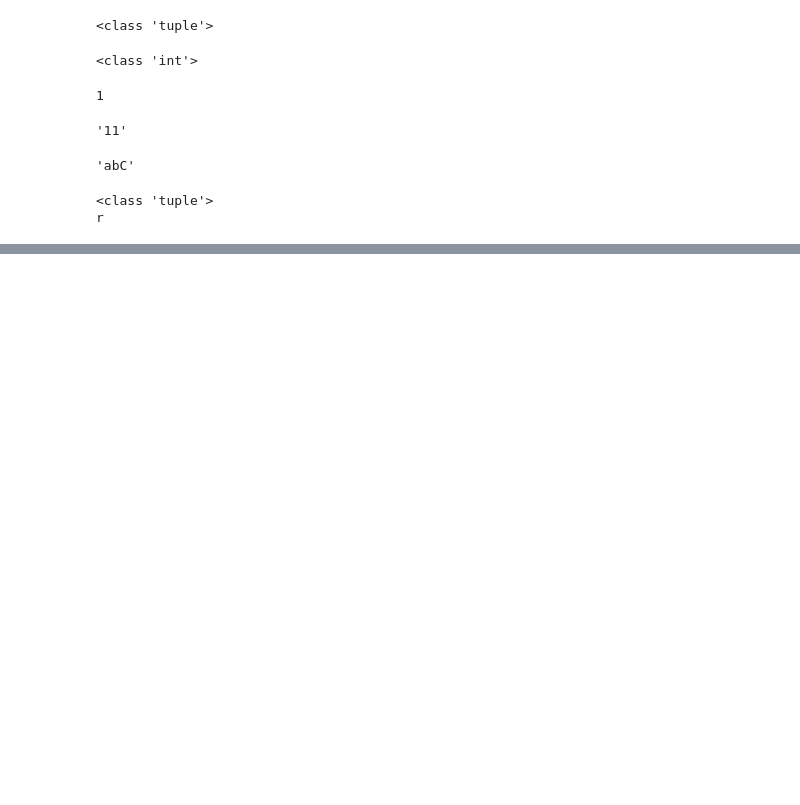
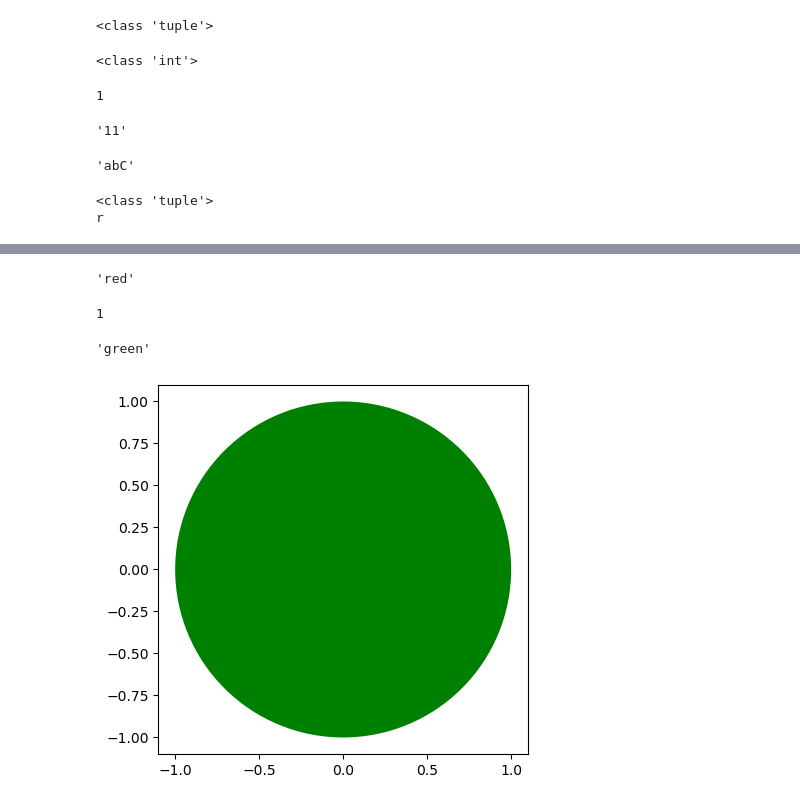
Before and after one commit to josebalm/Academic, a Jupyter notebook: Data_Scients/2.0 Phyton/1.0 Fundamentos/phyton.ipynb, the cells around one changed output, grey strips where cells are left out. Drawn from its saved outputs; the diff is of its cells as text; code cells hidden in the pictures; blank space fills up the shorter version.

```diff
--- a/Data_Scients/2.0 Phyton/1.0 Fundamentos/phyton.ipynb
+++ b/Data_Scients/2.0 Phyton/1.0 Fundamentos/phyton.ipynb
@@ -68,0 +177,43 @@ r
+# %%
+import matplotlib.pyplot as plt
+%matplotlib inline
+
+class Circle(object):
+    # Constructor
+    def __init__(self,  radious=3, color="blue"):
+        self.radious = radious
+        self.color = color
+
+    ## Method
+
+    def add_radious(self,r):
+        self.radious = self.radious + r
+        return(self.radious)
+
+    ## method
+
+    def drawCircle(self):
+        plt.gca().add_patch(plt.Circle((0,0), radius=self.radious, fc=self.color))
+        plt.axis("scaled")
+        plt.show()
+# %%
+RedCircle = Circle(10,"red")
+# %%
+RedCircle.radious
+RedCircle.color
+# %% [output]
+'red'
+# %%
+RedCircle.radious = 1
+RedCircle.radious
+# %% [output]
+1
+# %%
+RedCircle.color = "green"
+RedCircle.color
+# %% [output]
+'green'
+# %%
+RedCircle.drawCircle()
+# %% [output]
+[figure, added]
```
Also changed, not shown: parts of 28 cells of this notebook, 8 other files.
